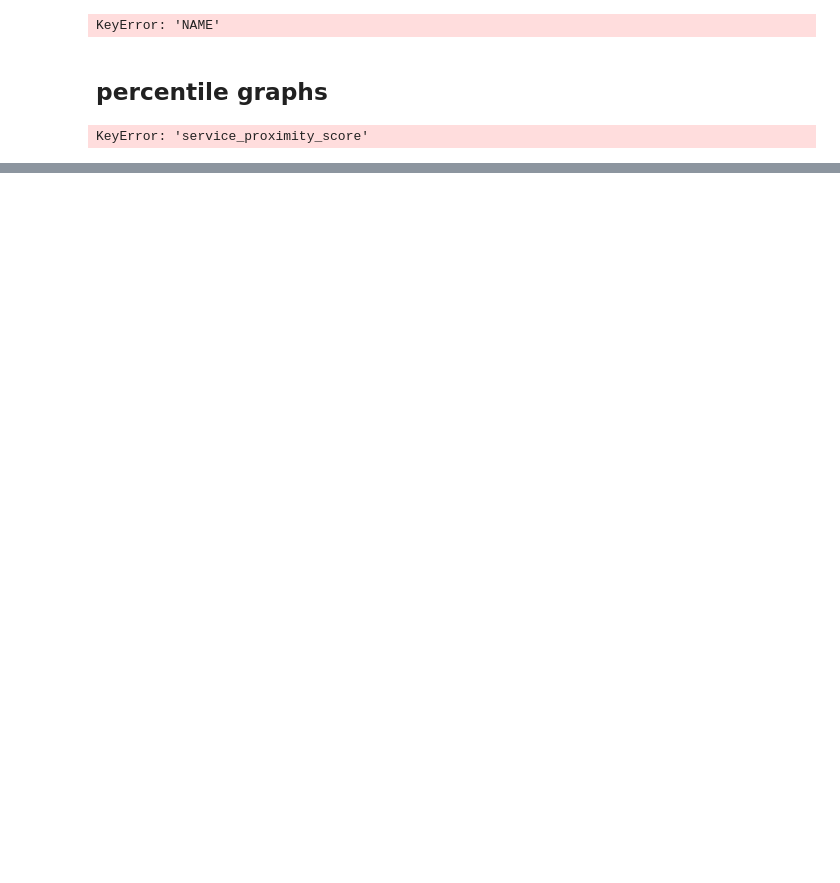
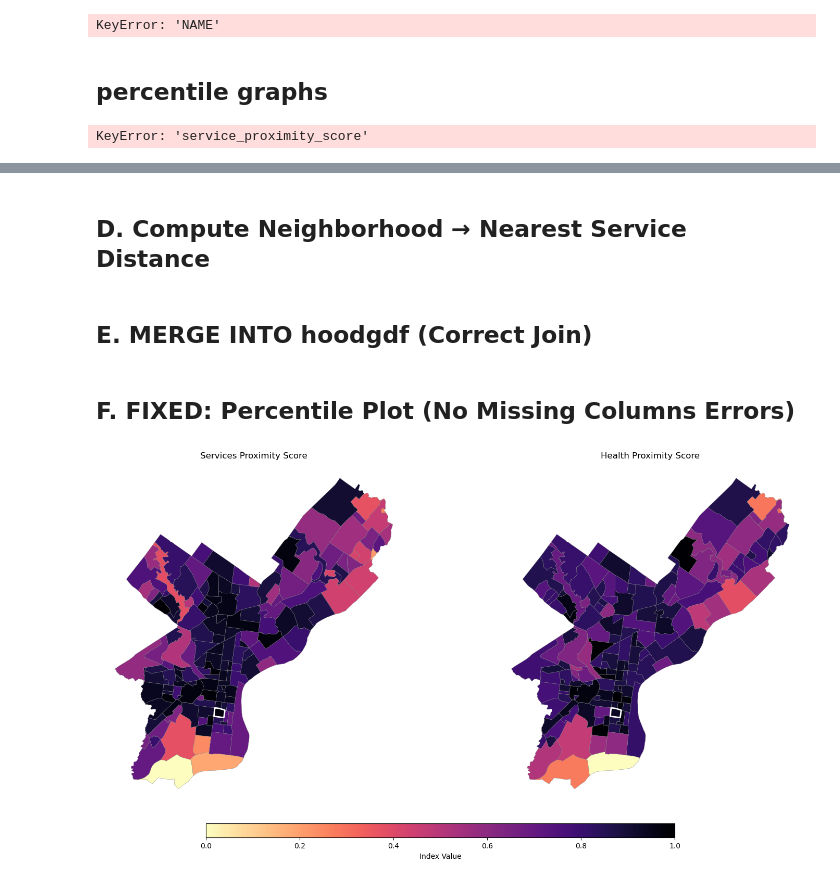
Before and after one commit to astauf03/musa5500-python-final, a Jupyter notebook: notebooks/land_use/landuse.ipynb, the cells around one changed output, grey strips where cells are left out. Saved outputs shown, nothing was run; the diff lists cells and outputs as text; code cells hidden in the pictures; blank space fills up the shorter version.

```diff
--- a/notebooks/land_use/landuse.ipynb
+++ b/notebooks/land_use/landuse.ipynb
@@ -449,0 +523,2 @@ KeyError: 'service_proximity_score'
+# %% [markdown]
+## D. Compute Neighborhood → Nearest Service Distance
@@ -449,0 +538,2 @@ KeyError: 'service_proximity_score'
+# %% [markdown]
+## E. MERGE INTO hoodgdf (Correct Join)
@@ -449,0 +560,74 @@ KeyError: 'service_proximity_score'
+# %% [markdown]
+## F. FIXED: Percentile Plot (No Missing Columns Errors)
+# %%
+import matplotlib.pyplot as plt
+import geopandas as gpd
+import matplotlib.colors as colors
+
+east_passyunk = merged[merged["NAME"] == "PASSYUNK_SQUARE"]
+
+# --- SHARED COLORMAP AND NORMALIZATION ---
+vmin = min(
+    merged["service_proximity_score"].min(),
+    merged["health_proximity_score"].min(),
+)
+
+vmax = max(
+    merged["service_proximity_score"].max(),
+    merged["health_proximity_score"].max(),
+)
+
+norm = colors.Normalize(vmin=vmin, vmax=vmax)
+cmap = "magma_r"
+
+# --- CREATE FIGURE ---
+fig, axes = plt.subplots(1, 2, figsize=(18, 9))
+ax1, ax2 = axes
+
+# -------------------------
+# MAP 1 – Services
+# -------------------------
+merged.plot(
+    column="service_proximity_score",
+    cmap=cmap,
+    norm=norm,
+    edgecolor="grey",
+    linewidth=0.3,
+    ax=ax1
+)
+east_passyunk.plot(ax=ax1, facecolor='none', edgecolor="white", linewidth=2)
+ax1.set_title("Services Proximity Score")
+ax1.axis("off")
+
+# -------------------------
+# MAP 2 – Health
+# -------------------------
+merged.plot(
+    column="health_proximity_score",
+    cmap=cmap,
+    norm=norm,
+    edgecolor="grey",
+    linewidth=0.3,
+    ax=ax2
+)
+east_passyunk.plot(ax=ax2, facecolor='none', edgecolor="white", linewidth=2)
+ax2.set_title("Health Proximity Score")
+ax2.axis("off")
+
+# -------------------------
+# LOWERED COLORBAR
+# -------------------------
+# create a new axis *below* both maps
+cbar_ax = fig.add_axes([0.25, 0.08, 0.50, 0.03])
+# [left, bottom, width, height]
+
+sm = plt.cm.ScalarMappable(cmap=cmap, norm=norm)
+sm._A = []
+
+cbar = fig.colorbar(sm, cax=cbar_ax, orientation="horizontal")
+cbar.set_label("Index Value")
+
+plt.subplots_adjust(bottom=0.15)  # ensures space for the legend
+plt.show()
+# %% [output]
+[figure, added]
```
Also changed, not shown: parts of 9 cells of this notebook, 6 other files.
